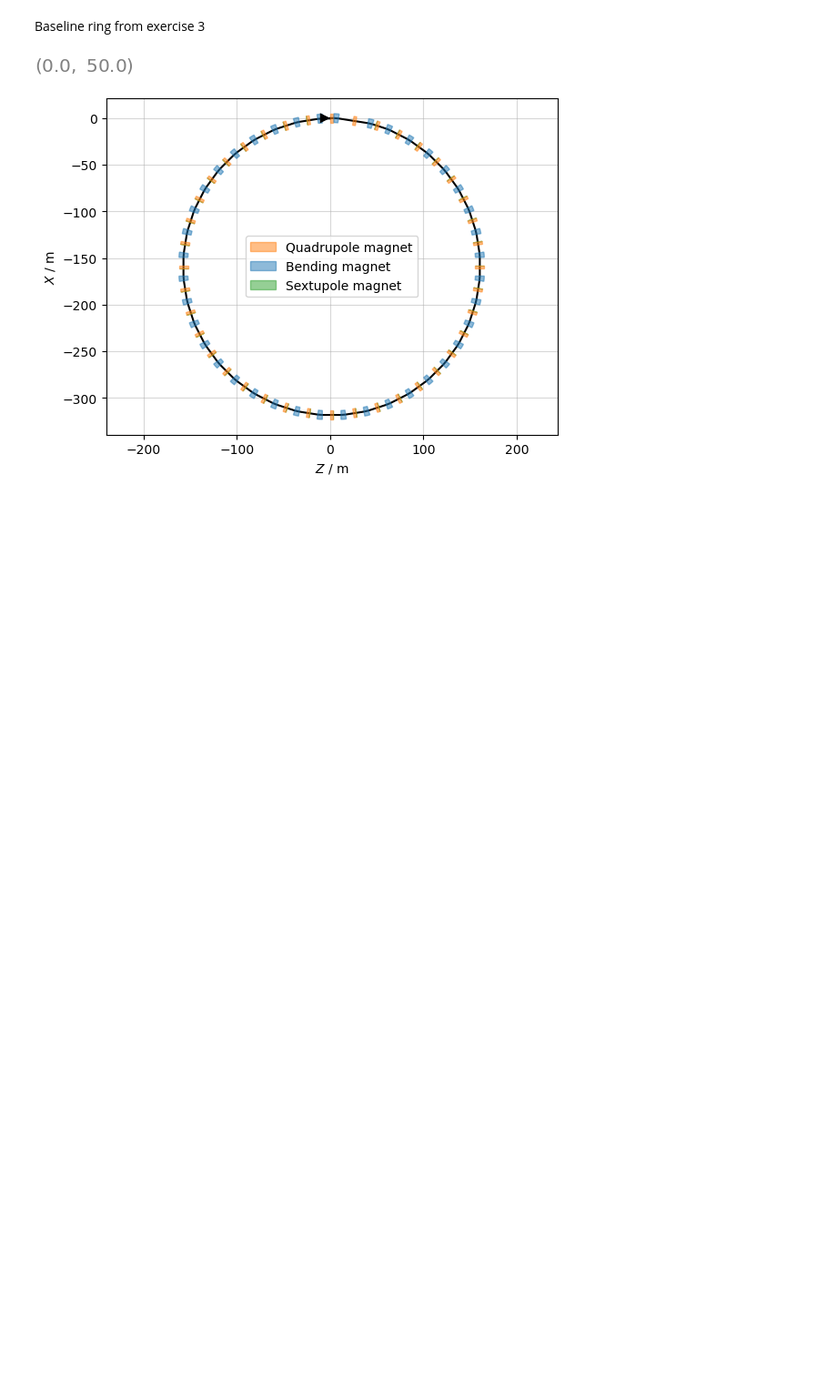
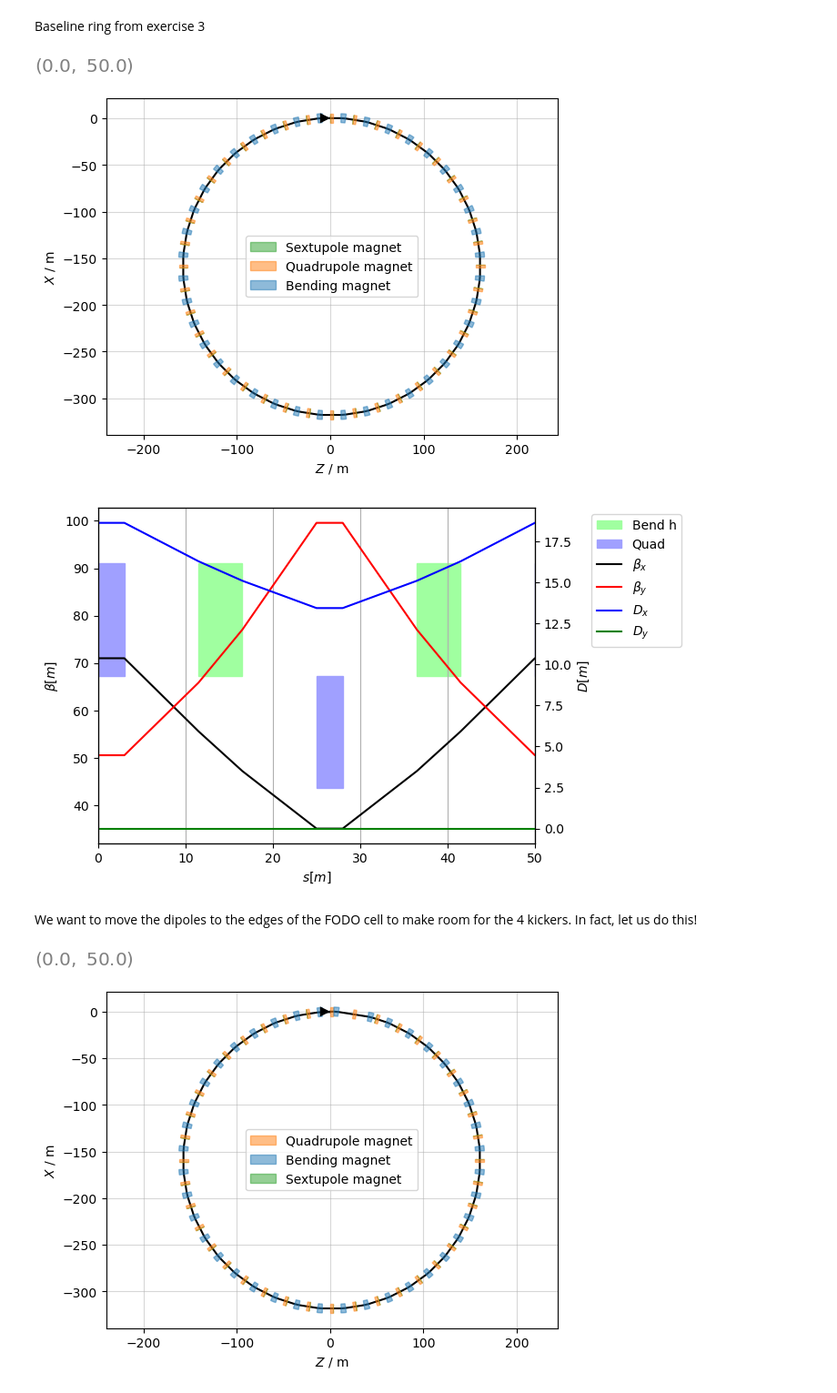
Before and after one commit to gornalexander/cas-beam-optics, a Jupyter notebook: Group_Oleksandr.ipynb, the cells around one changed output. Shown at 91% size. Cells and saved outputs as stored; diff of their text form; code cells hidden in the pictures; blank space fills up the shorter version.

```diff
--- a/Group_Oleksandr.ipynb
+++ b/Group_Oleksandr.ipynb
@@ -98,6 +124,18 @@ cell.insert_element('ms.f', at = 'mq.f')
 cell.insert_element('ms.d', at = 'mq.d')
 # %% [markdown]
 Baseline ring from exercise 3
+# %%
+line = env.new_line(components=[env.new('_start_point', xt.Marker)]+[env.place(cell)]*1+[env.place(cell)]*(number_of_FODO-1) )
+# %%
+line.survey().plot()
+line.twiss4d().plot()
+plt.xlim(0,50)
+# %% [output]
+[figure, added]
+[figure, added]
+[figure, added]
+# %% [markdown]
+We want to move the dipoles to the edges of the FODO cell to make room for the 4 kickers. In fact, let us do this!
 # %%
 line = env.new_line(components=[env.new('_start_point', xt.Marker)]+[env.place(cell_moved_dipole)]*1+[env.place(cell)]*(number_of_FODO-1) )
 # %%
```
Also changed, not shown: parts of 37 cells of this notebook.
